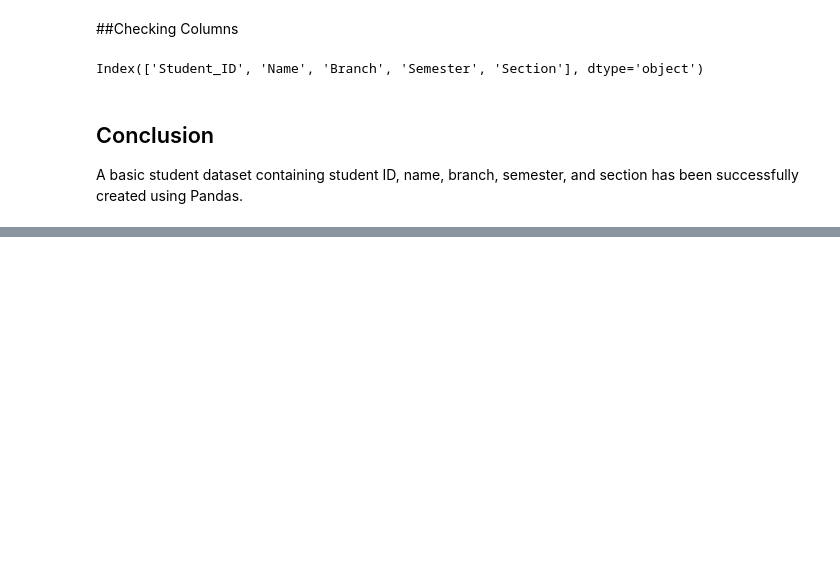
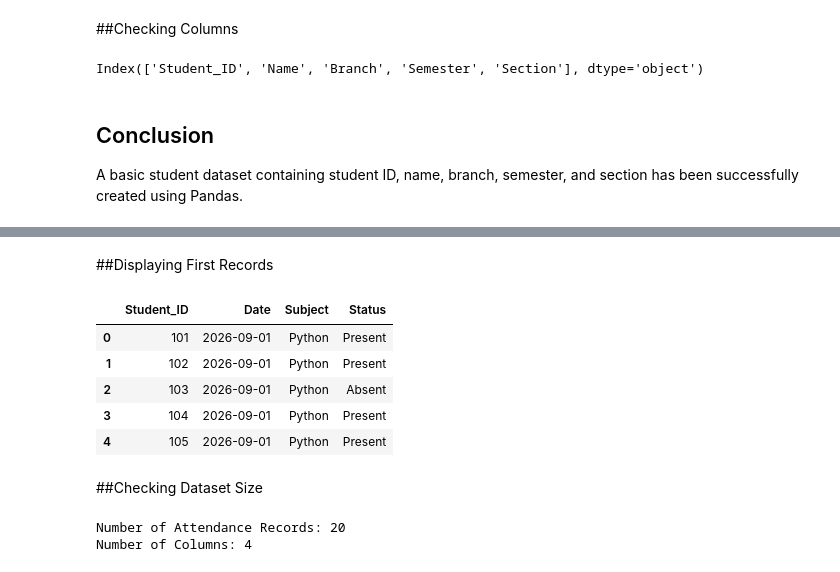
Before and after one commit to puja-200627/YBI_INTERNSHIP_PROJECTS, a Jupyter notebook: STUDENT_ATTENDANCE_MANAGEMENT_SYSTEM.ipynb, the cells around one changed output, grey strips where cells are left out. Cells and saved outputs as stored; diff of their text form; code cells hidden in the pictures; blank space fills up the shorter version.

```diff
--- a/STUDENT_ATTENDANCE_MANAGEMENT_SYSTEM.ipynb
+++ b/STUDENT_ATTENDANCE_MANAGEMENT_SYSTEM.ipynb
@@ -166,0 +228,19 @@ A basic student dataset containing student ID, name, branch, semester, and secti
+# %% [markdown]
+##Displaying First Records
+# %%
+attendance.head()
+# %% [output]
+|  | Student_ID | Date | Subject | Status |
+| 0 | 101 | 2026-09-01 | Python | Present |
+| 1 | 102 | 2026-09-01 | Python | Present |
+| 2 | 103 | 2026-09-01 | Python | Absent |
+| 3 | 104 | 2026-09-01 | Python | Present |
+| 4 | 105 | 2026-09-01 | Python | Present |
+# %% [markdown]
+##Checking Dataset Size
+# %%
+print("Number of Attendance Records:", len(attendance))
+print("Number of Columns:", len(attendance.columns))
+# %% [output]
+Number of Attendance Records: 20
+Number of Columns: 4
```
Also changed, not shown: parts of 8 cells of this notebook.
